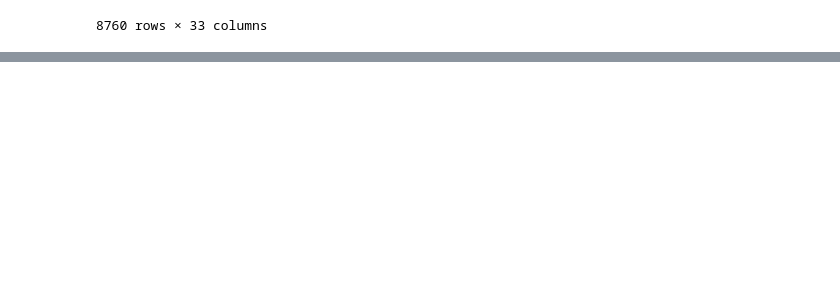
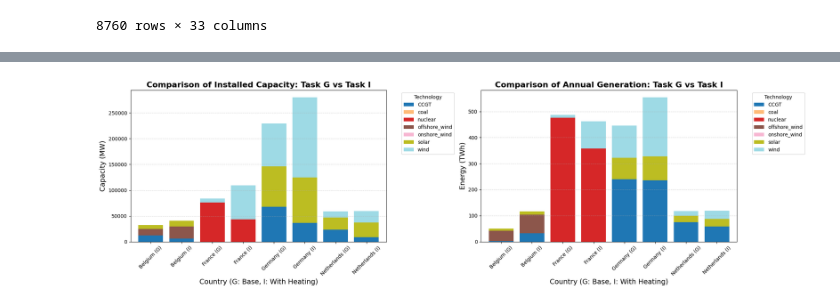
Before and after one commit to lc253264/Integrated-Energy-Grids-Group-29, a Jupyter notebook: interconnected_model_task_deghij.ipynb, the cells around one changed output, grey strips where cells are left out. Saved outputs shown, nothing was run; the diff lists cells and outputs as text; code cells hidden in the pictures; blank space fills up the shorter version.

Commit message:
comparison i and g + Read me updates

```diff
--- a/interconnected_model_task_deghij.ipynb
+++ b/interconnected_model_task_deghij.ipynb
@@ -1011,27 +1111,27 @@ all_data = pd.concat([
 ])
 
 # Create Pivot Tables for Capacity and Generation
-cap_mix = all_data.groupby(['country', 'carrier'])['p_nom_opt'].sum().unstack().fillna(0)
-prod_mix = all_data.groupby(['country', 'carrier'])['generation_twh'].sum().unstack().fillna(0)
+cap_mix_i = all_data.groupby(['country', 'carrier'])['p_nom_opt'].sum().unstack().fillna(0)
+prod_mix_i = all_data.groupby(['country', 'carrier'])['generation_twh'].sum().unstack().fillna(0)
 
 
 # --- 1. PRINT DATA TABLES ---
 print("\n" + "="*50)
 print(" TABLE 1: ELECTRICAL INSTALLED CAPACITY (MW)")
 print("="*50)
-print(cap_mix.round(2).to_string())
+print(cap_mix_i.round(2).to_string())
 
 print("\n" + "="*50)
 print(" TABLE 2: ELECTRICAL ANNUAL GENERATION (TWh)")
 print("="*50)
-print(prod_mix.round(2).to_string())
+print(prod_mix_i.round(2).to_string())
 
 
 # --- 2. PLOT GRAPHS ---
 fig, (ax1, ax2) = plt.subplots(1, 2, figsize=(16, 6))
 
 # Graph 1: Capacity
-cap_mix.plot(kind='bar', stacked=True, colormap='tab20', ax=ax1)
+cap_mix_i.plot(kind='bar', stacked=True, colormap='tab20', ax=ax1)
 ax1.set_title('Electrical Installed Capacity by Country', fontsize=14)
 ax1.set_ylabel('Electrical Capacity (MW)', fontsize=12)
 ax1.set_xlabel('Country', fontsize=12)
@@ -1039,7 +1139,7 @@ ax1.tick_params(axis='x', rotation=0)
 ax1.legend(title='Technology', bbox_to_anchor=(1.05, 1), loc='upper left')
 
 # Graph 2: Generation
-prod_mix.plot(kind='bar', stacked=True, colormap='tab20', ax=ax2)
+prod_mix_i.plot(kind='bar', stacked=True, colormap='tab20', ax=ax2)
 ax2.set_title('Electrical Annual Generation by Country', fontsize=14)
 ax2.set_ylabel('Electrical Energy (TWh)', fontsize=12)
 ax2.set_xlabel('Country', fontsize=12)
@@ -1111,3 +1211,64 @@ NLD-DEU_forward                       0.0                  156675.22
+# %%
+# --- COMPARISON WITH TASK G ---
+
+# Dictionnaire to map the various country name formats to a consistent format for merging and plotting
+name_mapping = {
+    "BEL_elec": "Belgium", "BEL": "Belgium", "Belgium": "Belgium",
+    "FRA_elec": "France", "FRA": "France", "France": "France",
+    "DEU_elec": "Germany", "DEU": "Germany", "GE_MW": "Germany", "Germany": "Germany",
+    "NLD_elec": "Netherlands", "NLD": "Netherlands", "Netherlands": "Netherlands"
+}
+
+# Mapping for Task G (network)
+cap_g = cap_mix.copy()
+cap_g.index = [name_mapping.get(i, i) for i in cap_g.index]
+prod_g = prod_mix.copy()
+prod_g.index = [name_mapping.get(i, i) for i in prod_g.index]
+
+# Mapping for Task I (n)
+cap_i = cap_mix_i.copy()
+cap_i.index = [name_mapping.get(i, i) for i in cap_i.index]
+prod_i = prod_mix_i.copy()
+prod_i.index = [name_mapping.get(i, i) for i in prod_i.index]
+
+# --- LABELLING AND CONCATENATION ---
+
+cap_g.index = [f"{i} (G)" for i in cap_g.index]
+cap_i.index = [f"{i} (I)" for i in cap_i.index]
+
+prod_g.index = [f"{i} (G)" for i in prod_g.index]
+prod_i.index = [f"{i} (I)" for i in prod_i.index]
+
+# Concatenation : sort_index() groups "Belgium (G)" with "Belgium (I)"
+full_cap = pd.concat([cap_g, cap_i]).sort_index()
+full_prod = pd.concat([prod_g, prod_i]).sort_index()
+
+# --- PLOT THE GRAPHS ---
+
+fig, (ax1, ax2) = plt.subplots(1, 2, figsize=(20, 6))
+
+# Capacity Comparison
+full_cap.plot(kind='bar', stacked=True, colormap='tab20', ax=ax1, width=0.8)
+ax1.set_title('Comparison of Installed Capacity: Task G vs Task I', fontsize=16, fontweight='bold')
+ax1.set_ylabel('Capacity (MW)', fontsize=14)
+ax1.set_xlabel('Country (G: Base, I: With Heating)', fontsize=14)
+ax1.grid(axis='y', linestyle='--', alpha=0.5)
+ax1.tick_params(axis='x', rotation=45)
+ax1.legend(title='Technology', bbox_to_anchor=(1.05, 1), loc='upper left')
+
+# Generation Comparison
+full_prod.plot(kind='bar', stacked=True, colormap='tab20', ax=ax2, width=0.8)
+ax2.set_title('Comparison of Annual Generation: Task G vs Task I', fontsize=16, fontweight='bold')
+ax2.set_ylabel('Energy (TWh)', fontsize=14)
+ax2.set_xlabel('Country (G: Base, I: With Heating)', fontsize=14)
+ax2.grid(axis='y', linestyle='--', alpha=0.5)
+ax2.tick_params(axis='x', rotation=45)
+ax2.legend(title='Technology', bbox_to_anchor=(1.05, 1), loc='upper left')
+
+plt.tight_layout()
+plt.show()
+# %% [output]
+[figure, added]
 # %%
 # --- 4. HEAT SECTOR ANALYSIS ---
 
```
Also changed, not shown: parts of 13 cells of this notebook, 2 other files.
